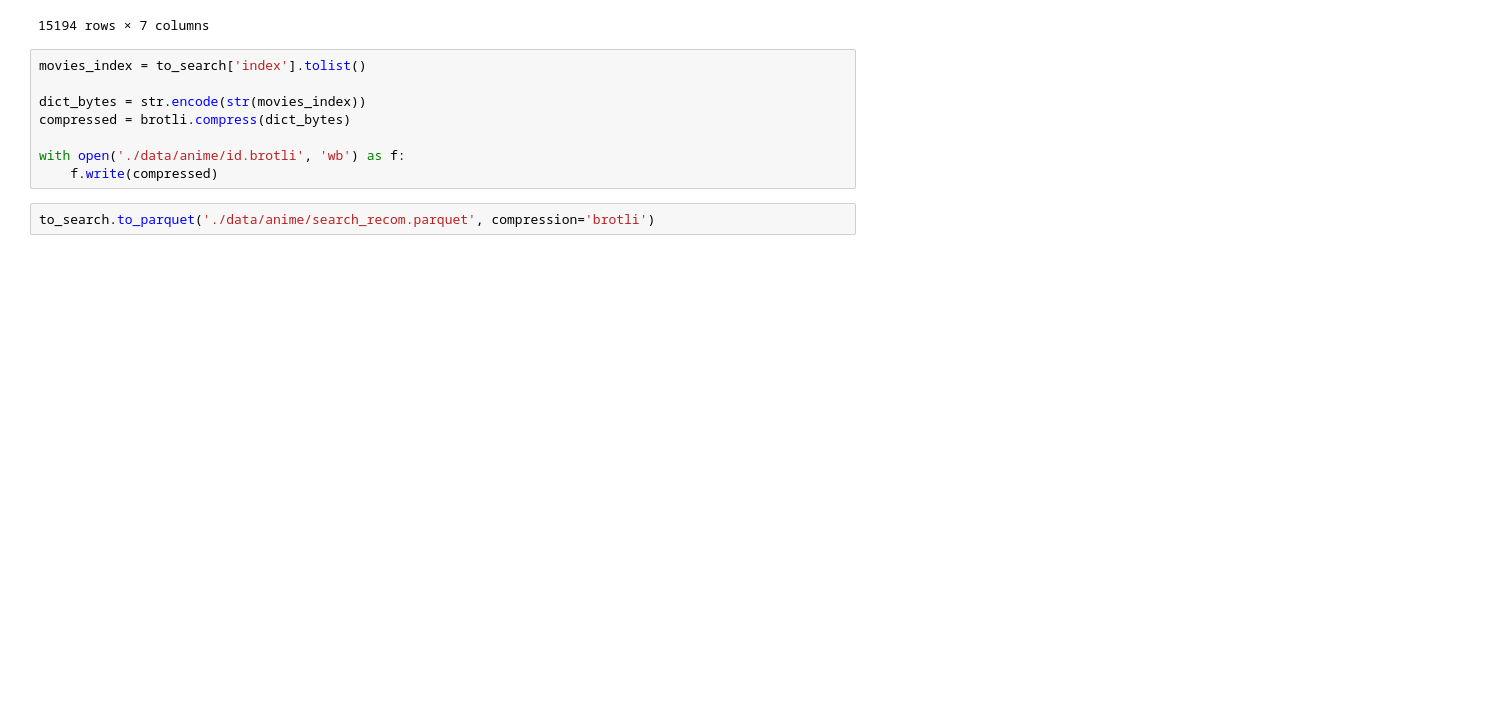
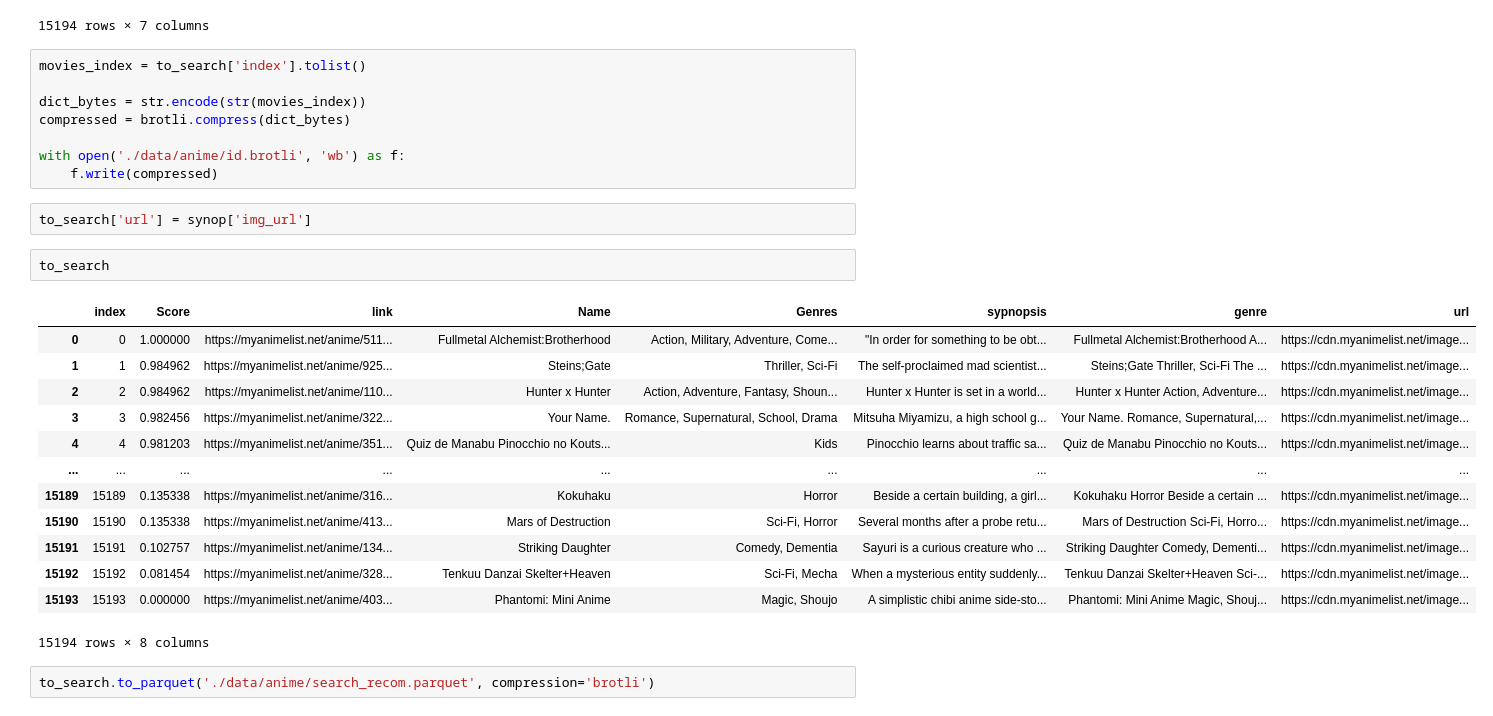
Before and after one commit to LOVE-DOCTOR/recommender-project, a Jupyter notebook: ANIME RECOMMENDER SYSTEM.ipynb, the cells around one changed output. Saved outputs shown, nothing was run; the diff lists cells and outputs as text; blank space fills up the shorter version.

```diff
--- a/ANIME RECOMMENDER SYSTEM.ipynb
+++ b/ANIME RECOMMENDER SYSTEM.ipynb
@@ -283,6 +283,24 @@ compressed = brotli.compress(dict_bytes)
 
 with open('./data/anime/id.brotli', 'wb') as f:
     f.write(compressed)
+# %%
+to_search['url'] = synop['img_url']
+# %%
+to_search
+# %% [output]
+|  | index | Score | link | Name | Genres | sypnopsis | genre | url |
+| 0 | 0 | 1.000000 | https://myanimelist.net/anime/511... | Fullmetal Alchemist:Brotherhood | Action, Military, Adventure, Come... | "In order for something to be obt... | Fullmetal Alchemist:Brotherhood A... | https://cdn.myanimelist.net/image... |
+| 1 | 1 | 0.984962 | https://myanimelist.net/anime/925... | Steins;Gate | Thriller, Sci-Fi | The self-proclaimed mad scientist... | Steins;Gate Thriller, Sci-Fi The ... | https://cdn.myanimelist.net/image... |
+| 2 | 2 | 0.984962 | https://myanimelist.net/anime/110... | Hunter x Hunter | Action, Adventure, Fantasy, Shoun... | Hunter x Hunter is set in a world... | Hunter x Hunter Action, Adventure... | https://cdn.myanimelist.net/image... |
+| 3 | 3 | 0.982456 | https://myanimelist.net/anime/322... | Your Name. | Romance, Supernatural, School, Drama | Mitsuha Miyamizu, a high school g... | Your Name. Romance, Supernatural,... | https://cdn.myanimelist.net/image... |
+| 4 | 4 | 0.981203 | https://myanimelist.net/anime/351... | Quiz de Manabu Pinocchio no Kouts... | Kids | Pinocchio learns about traffic sa... | Quiz de Manabu Pinocchio no Kouts... | https://cdn.myanimelist.net/image... |
+| ... | ... | ... | ... | ... | ... | ... | ... | ... |
+| 15189 | 15189 | 0.135338 | https://myanimelist.net/anime/316... | Kokuhaku | Horror | Beside a certain building, a girl... | Kokuhaku Horror Beside a certain ... | https://cdn.myanimelist.net/image... |
+| 15190 | 15190 | 0.135338 | https://myanimelist.net/anime/413... | Mars of Destruction | Sci-Fi, Horror | Several months after a probe retu... | Mars of Destruction Sci-Fi, Horro... | https://cdn.myanimelist.net/image... |
+| 15191 | 15191 | 0.102757 | https://myanimelist.net/anime/134... | Striking Daughter | Comedy, Dementia | Sayuri is a curious creature who ... | Striking Daughter Comedy, Dementi... | https://cdn.myanimelist.net/image... |
+| 15192 | 15192 | 0.081454 | https://myanimelist.net/anime/328... | Tenkuu Danzai Skelter+Heaven | Sci-Fi, Mecha | When a mysterious entity suddenly... | Tenkuu Danzai Skelter+Heaven Sci-... | https://cdn.myanimelist.net/image... |
+| 15193 | 15193 | 0.000000 | https://myanimelist.net/anime/403... | Phantomi: Mini Anime | Magic, Shoujo | A simplistic chibi anime side-sto... | Phantomi: Mini Anime Magic, Shouj... | https://cdn.myanimelist.net/image... |
+15194 rows × 8 columns
 # %%
 to_search.to_parquet('./data/anime/search_recom.parquet', compression='brotli')
 # %%
```
Also changed, not shown: 2 other files.
